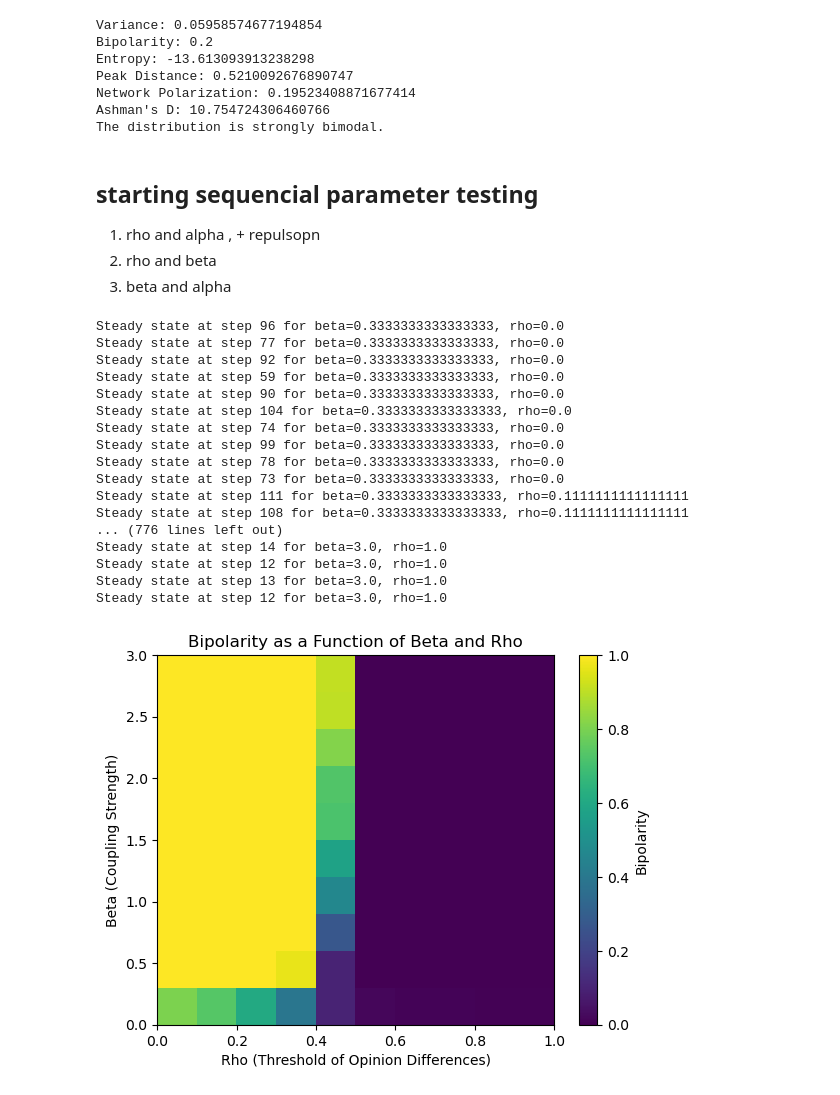
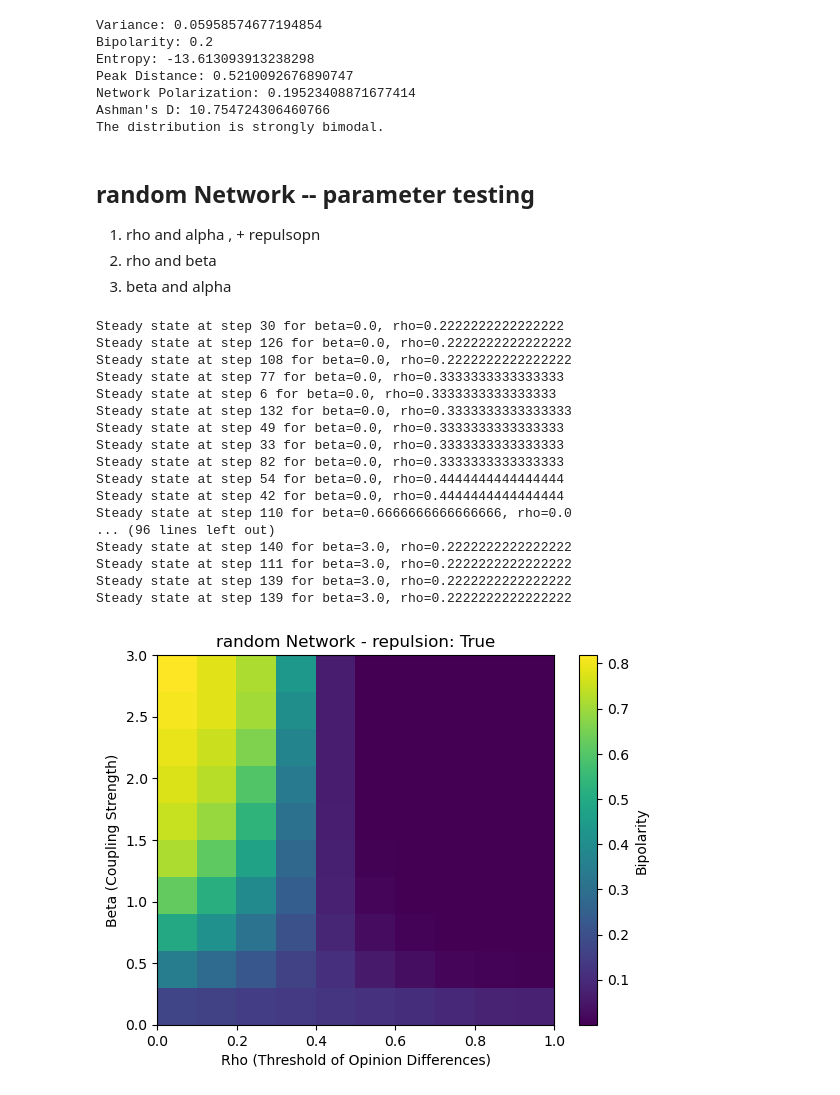
Before and after one commit to Batuffola/review_opinion-dynamics, a Jupyter notebook: update.ipynb, the cells around one changed output. Cells and saved outputs as stored; diff of their text form; code cells hidden in the pictures.

```diff
--- a/update.ipynb
+++ b/update.ipynb
@@ -449,10 +468,10 @@ def compute_van_der_eijks_a(opinions, bins=10):
 num_agents = 200
 connection_probability = 0.05
 random.seed(42)
-
+repulsion = True
 
 beta =  0.5 #coupling_strength
-rho = 0.7  #threshold of opiniondifferences
+rho = 0.5  #threshold of opiniondifferences
 alpha = 0.2  #controversity of the topic positiv definit
 
 #for stoch block model
@@ -461,9 +480,9 @@ p_matrix = [[0.3, 0.015, 0.01], #connection_probability from group 1 to group 1,
             [0.015, 0.3, 0.005],                         #from group 2 to group 1, group 2 and group 3,
             [0.01, 0.005, 0.3]]                         #from group 3 to group 1, group 2 and group 3
 
-#model = Model(num_agents, beta, rho, alpha, network_type='random', connection_probability=0.05) #random network
-#model = Model(num_agents, beta, rho, alpha, network_type='scale-free', m_edges_per_node=3) #scale-free network
-model = Model(num_agents, beta, rho, alpha, network_type='sbm', sizes=sizes, p_matrix=p_matrix)
+#model = Model(num_agents, beta, rho, alpha, network_type='random', repulsion=repulsion, connection_probability=0.05) #random network
+model = Model(num_agents, beta, rho, alpha, network_type='scale-free', repulsion=repulsion, m_edges_per_node=3) #scale-free network
+#model = Model(num_agents, beta, rho, alpha, network_type='sbm', repulsion=repulsion, sizes=sizes, p_matrix=p_matrix)
 
 
 #model = Model(num_agents, connection_probability,beta,rho,alpha) #old random model
@@ -523,7 +542,10 @@ beta =  1 #coupling_strength
 rho = 0.7  #threshold of opiniondifferences
 alpha = 0.2  #controversity of the topic positiv definit
 
-model = Model(num_agents, connection_probability,beta,rho,alpha)
+#model = Model(num_agents, beta, rho, alpha, network_type='random', repulsion=repulsion, connection_probability=0.05) #random network
+model = Model(num_agents, beta, rho, alpha, network_type='scale-free', repulsion=repulsion, m_edges_per_node=3) #scale-free network
+#model = Model(num_agents, beta, rho, alpha, network_type='sbm', repulsion=repulsion, sizes=sizes, p_matrix=p_matrix)
+
 layout = nx.spring_layout(model.environment.graph)
 visualize_network(model.environment, layout)
 
@@ -603,9 +626,11 @@ random.seed(42)
 
 beta =  1 #coupling_strength
 rho = 0.3  #threshold of opiniondifferences
-alpha = 0.0  #controversity of the topic positiv definit
+alpha = 0.5  #controversity of the topic positiv definit
 
-model = Model(num_agents, connection_probability,beta,rho,alpha)
+model = Model(num_agents, beta, rho, alpha, network_type='random', repulsion=repulsion, connection_probability=0.05) #random network
+#model = Model(num_agents, beta, rho, alpha, network_type='scale-free',repulsion=repulsion, m_edges_per_node=3) #scale-free network
+#model = Model(num_agents, beta, rho, alpha, network_type='sbm', repulsion=repulsion,sizes=sizes, p_matrix=p_matrix)
 layout = nx.spring_layout(model.environment.graph)
 visualize_network(model.environment, layout)
 #random.seed(42)
@@ -677,7 +702,7 @@ random.seed(42)
 
 
 beta =  3 #coupling_strength
-rho = 0.4  #threshold of opiniondifferences
+rho = 0.3  #threshold of opiniondifferences
 alpha = 0.0  #controversity of the topic positiv definit
 
 model = Model(num_agents, connection_probability,beta,rho,alpha)
@@ -797,7 +822,8 @@ Network Polarization: 0.19523408871677414
 Ashman's D: 10.754724306460766
 The distribution is strongly bimodal.
 # %% [markdown]
-## starting sequencial parameter testing
+##  random Network -- parameter testing
+
 1. rho and alpha , + repulsopn
 2. rho and beta
 3. beta and alpha
@@ -806,6 +832,7 @@ The distribution is strongly bimodal.
 num_agents = 200
 connection_probability = 0.05
 random.seed(42)
+repulsion = True
 
 alpha = 0.2  # Controversy of the topic (positive definite)
 iterations = 10
@@ -825,55 +852,58 @@ for b_idx, beta in enumerate(betas):
         for i in range(iterations):
             random.seed(42+i)
             # Initialize the model
-            model = Model(num_agents, connection_probability, beta, rho, alpha)
+            model = Model(num_agents, beta, rho, alpha, network_type='random', repulsion=repulsion,connection_probability=0.05) #random network
+            #model = Model(num_agents, beta, rho, alpha, network_type='scale-free',  repulsion=repulsion, m_edges_per_node=3) #scale-free network
+            #model = Model(num_agents, beta, rho, alpha, network_type='sbm', repulsion=repulsion, sizes=sizes, p_matrix=p_matrix)
+
             layout = nx.spring_layout(model.environment.graph)  # Optional visualization layout
 
             # Run the simulation
             num_steps = 150
             for step in range(num_steps):
                 previous_opinions = [model.environment.graph.nodes[node]['agent'].opinion
                                      for node in model.environment.graph.nodes]
                 model.step()
 
                 # Check for steady-state convergence
                 if track_opinion_change(previous_opinions, model) < 0.0000083:
                     print(f"Steady state at step {step} for beta={beta}, rho={rho}")
                     break
 
             # Get the final opinions and calculate bipolarity
             bipolarities.append(measure_bipolarity(model.environment))
 
         # Store the mean bipolarity for this parameter combination
         bipolarity[b_idx, r_idx] = np.mean(bipolarities)
 
 # Print or visualize the results
 import matplotlib.pyplot as plt
 plt.imshow(bipolarity, origin="lower", aspect="auto",
            extent=[rhos.min(), rhos.max(), betas.min(), betas.max()])
 plt.colorbar(label="Bipolarity")
 plt.xlabel("Rho (Threshold of Opinion Differences)")
 plt.ylabel("Beta (Coupling Strength)")
-plt.title("Bipolarity as a Function of Beta and Rho")
+plt.title(f"random Network - repulsion: {repulsion}")
 plt.show()
 # %% [output]
-Steady state at step 96 for beta=0.3333333333333333, rho=0.0
-Steady state at step 77 for beta=0.3333333333333333, rho=0.0
-Steady state at step 92 for beta=0.3333333333333333, rho=0.0
-Steady state at step 59 for beta=0.3333333333333333, rho=0.0
-Steady state at step 90 for beta=0.3333333333333333, rho=0.0
-Steady state at step 104 for beta=0.3333333333333333, rho=0.0
-Steady state at step 74 for beta=0.3333333333333333, rho=0.0
-Steady state at step 99 for beta=0.3333333333333333, rho=0.0
-Steady state at step 78 for beta=0.3333333333333333, rho=0.0
-Steady state at step 73 for beta=0.3333333333333333, rho=0.0
-Steady state at step 111 for beta=0.3333333333333333, rho=0.1111111111111111
-Steady state at step 108 for beta=0.3333333333333333, rho=0.1111111111111111
-... (776 lines left out)
-Steady state at step 14 for beta=3.0, rho=1.0
-Steady state at step 12 for beta=3.0, rho=1.0
-Steady state at step 13 for beta=3.0, rho=1.0
-Steady state at step 12 for beta=3.0, rho=1.0
+Steady state at step 30 for beta=0.0, rho=0.2222222222222222
+Steady state at step 126 for beta=0.0, rho=0.2222222222222222
+Steady state at step 108 for beta=0.0, rho=0.2222222222222222
+Steady state at step 77 for beta=0.0, rho=0.3333333333333333
+Steady state at step 6 for beta=0.0, rho=0.3333333333333333
+Steady state at step 132 for beta=0.0, rho=0.3333333333333333
+Steady state at step 49 for beta=0.0, rho=0.3333333333333333
+Steady state at step 33 for beta=0.0, rho=0.3333333333333333
+Steady state at step 82 for beta=0.0, rho=0.3333333333333333
+Steady state at step 54 for beta=0.0, rho=0.4444444444444444
+Steady state at step 42 for beta=0.0, rho=0.4444444444444444
+Steady state at step 110 for beta=0.6666666666666666, rho=0.0
+... (96 lines left out)
+Steady state at step 140 for beta=3.0, rho=0.2222222222222222
+Steady state at step 111 for beta=3.0, rho=0.2222222222222222
+Steady state at step 139 for beta=3.0, rho=0.2222222222222222
+Steady state at step 139 for beta=3.0, rho=0.2222222222222222
-[figure, old version]
+[figure, new version]
 # %%
 # Initialize the model
 num_agents = 200
```
Also changed, not shown: parts of 28 cells of this notebook.
